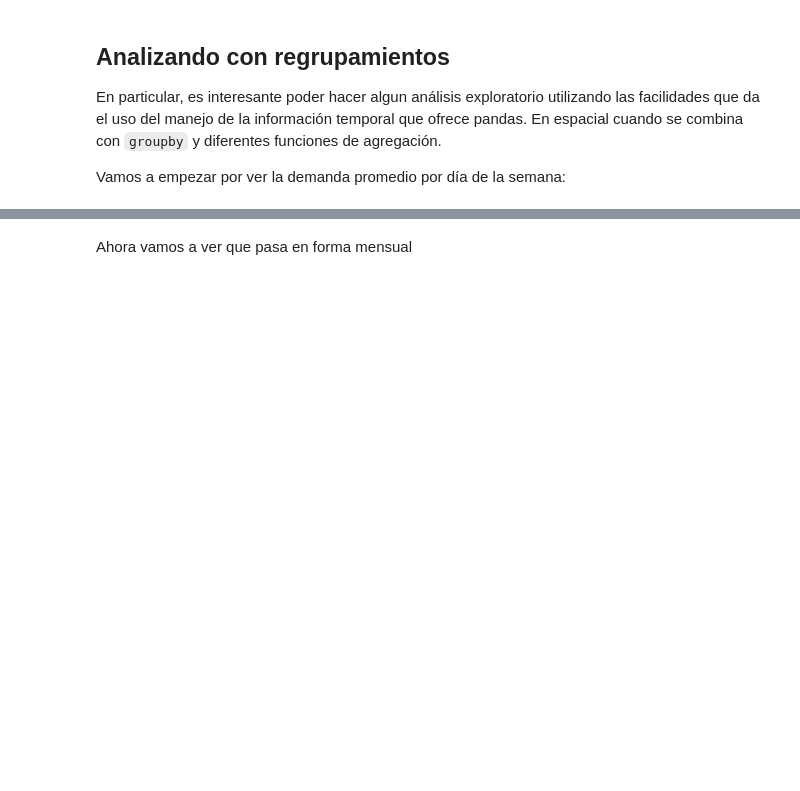
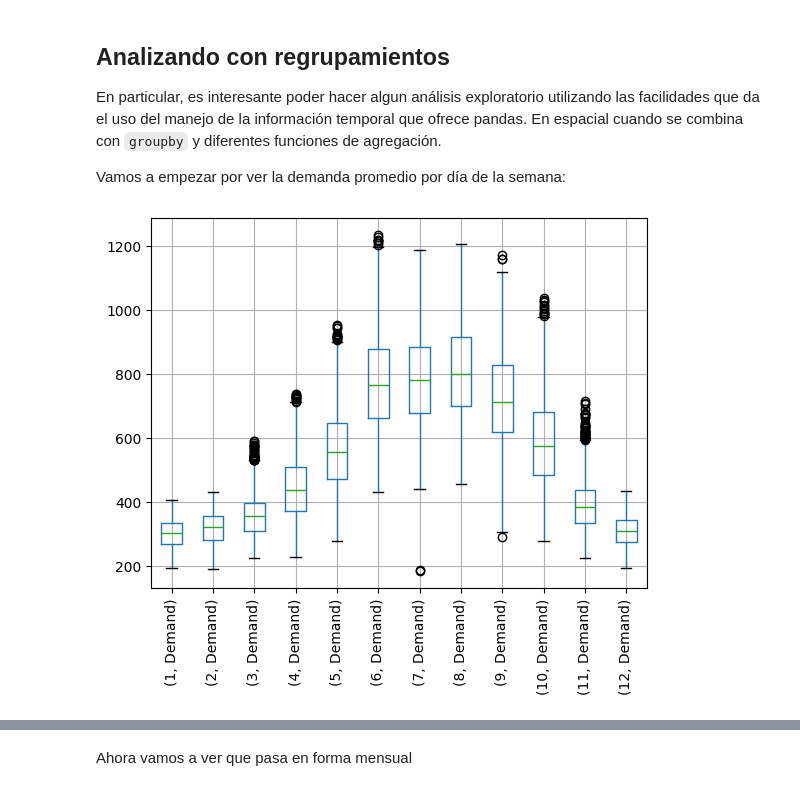
Before and after one commit to GeraMaple/IA-2026-1, a Jupyter notebook: tareas/intro-pandas.ipynb, the cells around one changed output, grey strips where cells are left out. Saved outputs shown, nothing was run; the diff lists cells and outputs as text; code cells hidden in the pictures; blank space fills up the shorter version.

```diff
--- a/tareas/intro-pandas.ipynb
+++ b/tareas/intro-pandas.ipynb
@@ -653,5 +659,7 @@ En particular, es interesante poder hacer algun análisis exploratorio utilizand
 
 Vamos a empezar por ver la demanda promedio por día de la semana:
 # %%
-ax = df.groupby(df.index.month)[['Demanda']].boxplot(subplots=False, rot=90)
+ax = df.groupby(df.index.month)[['Demand']].boxplot(subplots=False, rot=90)
+# %% [output]
+[figure, added]
 # %%
```
Also changed, not shown: parts of 18 cells of this notebook.
